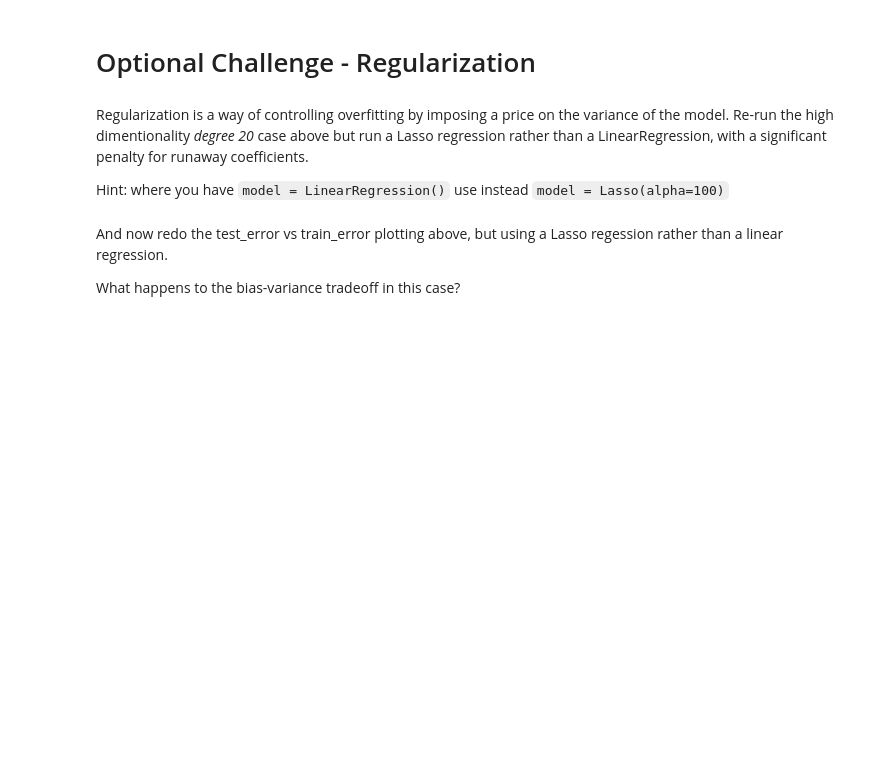
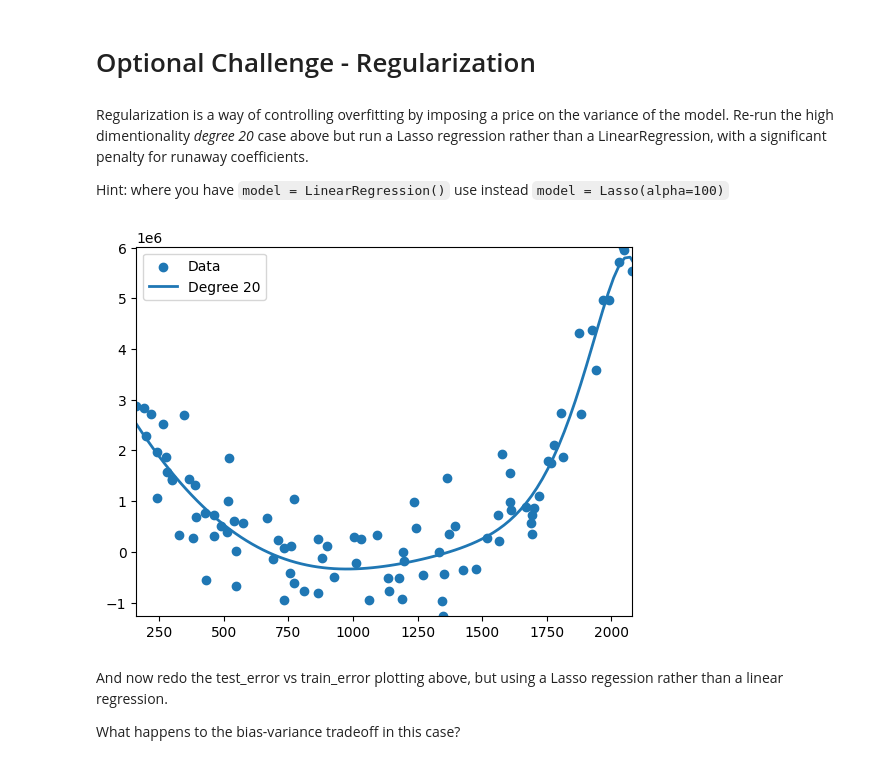
Before and after one commit to leonbts/lab-bias-variance-tradeoff, a Jupyter notebook: src/main.ipynb, the cells around one changed output. Saved outputs shown, nothing was run; the diff lists cells and outputs as text; code cells hidden in the pictures; blank space fills up the shorter version.

```diff
--- a/src/main.ipynb
+++ b/src/main.ipynb
@@ -164,7 +252,22 @@ train_errors = []
 test_errors = []
 
 for degree in degrees:
-    # your code here
+    poly = PolynomialFeatures(degree=degree)
+    X_poly_train = poly.fit_transform(X_train)
+    X_poly_test = poly.transform(X_test)
+
+    scaler = StandardScaler()
+    X_poly_train_scaled = scaler.fit_transform(X_poly_train)
+    X_poly_test_scaled = scaler.transform(X_poly_test)
+
+    model = LinearRegression()
+    model.fit(X_poly_train_scaled, y_train)
+
+    y_train_pred = model.predict(X_poly_train_scaled)
+    y_test_pred = model.predict(X_poly_test_scaled)
+
+    train_errors.append(mean_squared_error(y_train, y_train_pred))
+    test_errors.append(mean_squared_error(y_test, y_test_pred))
 # %%
 plt.plot(degrees, train_errors, label="Training Error")
 plt.plot(degrees, test_errors, label="Test Error")
@@ -187,7 +292,29 @@ use instead
 # %%
 from sklearn.linear_model import Lasso
 
-#your code here
+scaler = StandardScaler()
+poly_features = PolynomialFeatures(degree=20)
+X_poly_train = scaler.fit_transform(poly_features.fit_transform(X_train))
+X_poly_test = scaler.transform(poly_features.transform(X_test))
+
+model = Lasso(alpha=100, max_iter=100000)
+model.fit(X_poly_train, y_train)
+
+y_train_pred = model.predict(X_poly_train)
+y_test_pred = model.predict(X_poly_test)
+train_error = mean_squared_error(y_train, y_train_pred)
+test_error = mean_squared_error(y_test, y_test_pred)
+
+plt.scatter(X, y, label="Data")
+X_plot = pd.DataFrame(np.linspace(100, 2200, 100).reshape(-1, 1), columns=['items_produced'])
+y_plot = model.predict(scaler.transform(poly_features.transform(X_plot)))
+plt.plot(X_plot, y_plot, label="Degree 20", linewidth=2)
+plt.xlim(X['items_produced'].min(), X['items_produced'].max())
+plt.ylim(y.min(), y.max())
+plt.legend()
+plt.show()
+# %% [output]
+[figure, added]
 # %% [markdown]
 And now redo the test_error vs train_error plotting above, but using a Lasso regession rather than a linear regression.
 
```
Also changed, not shown: parts of 14 cells of this notebook.
